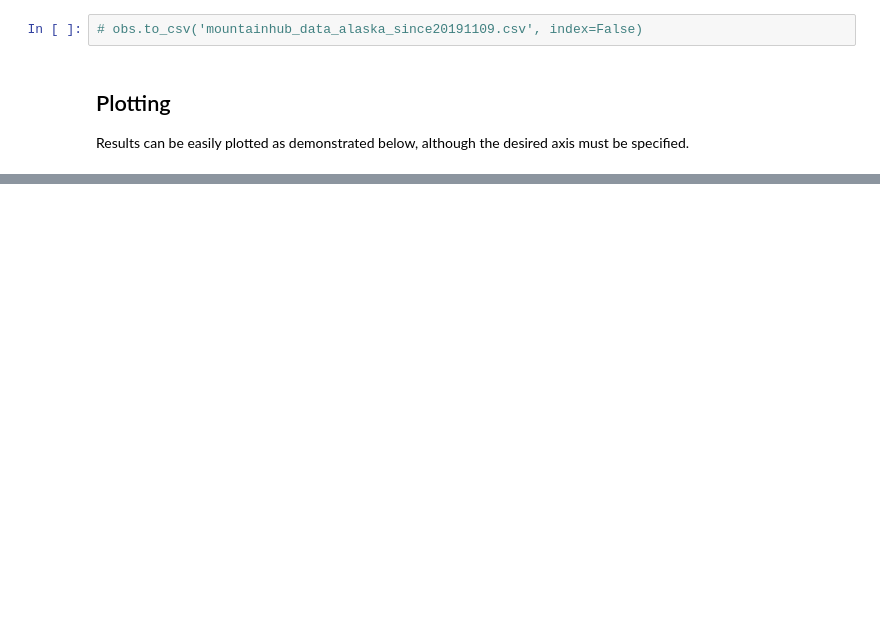
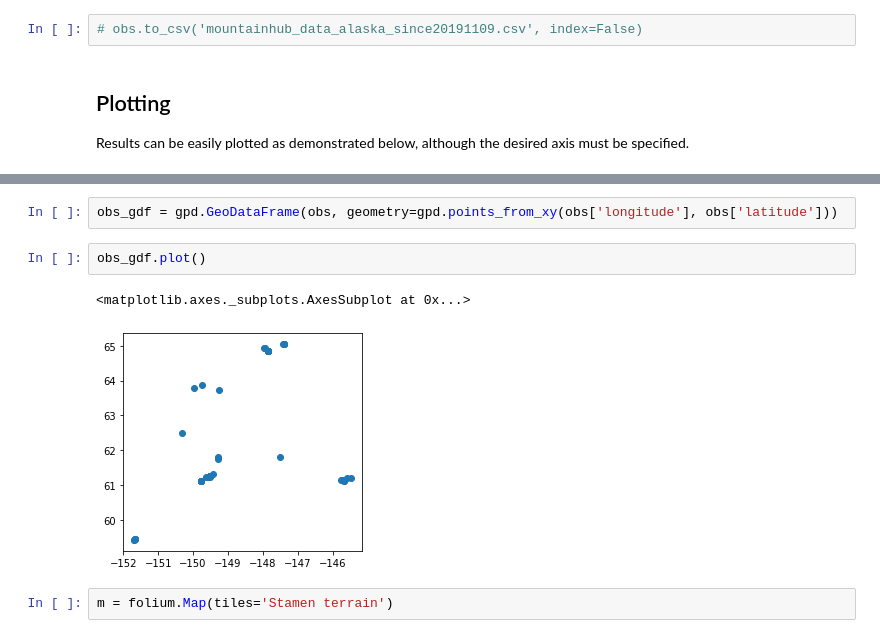
Before and after one commit to communitysnowobs/mountainhub-api, a Jupyter notebook: notebooks/MountainHub API - Alaska.ipynb, the cells around one changed output, grey strips where cells are left out. Saved outputs shown, nothing was run; the diff lists cells and outputs as text; blank space fills up the shorter version.

```diff
--- a/notebooks/MountainHub API - Alaska.ipynb
+++ b/notebooks/MountainHub API - Alaska.ipynb
@@ -126,0 +131,9 @@ Results can be easily plotted as demonstrated below, although the desired axis m
+# %%
+obs_gdf = gpd.GeoDataFrame(obs, geometry=gpd.points_from_xy(obs['longitude'], obs['latitude']))
+# %%
+obs_gdf.plot()
+# %% [output]
+<matplotlib.axes._subplots.AxesSubplot at 0x...>
+[figure, added]
+# %%
+m = folium.Map(tiles='Stamen terrain')
```
Also changed, not shown: parts of 13 cells of this notebook, 8 other files.
